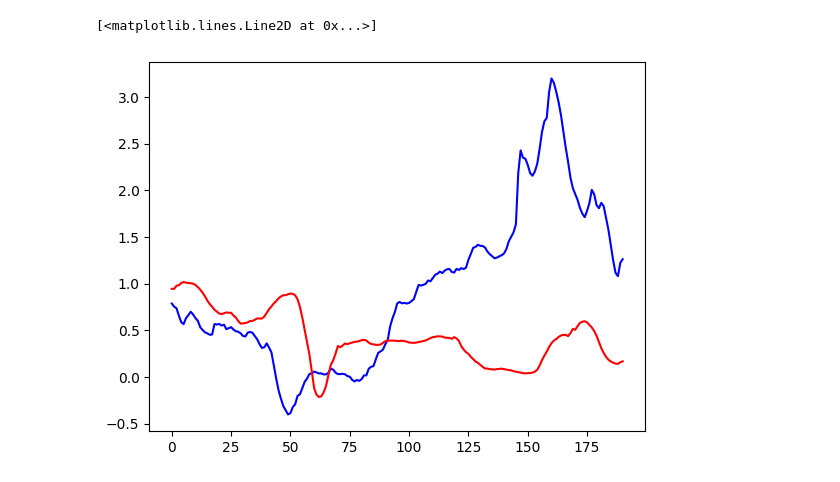
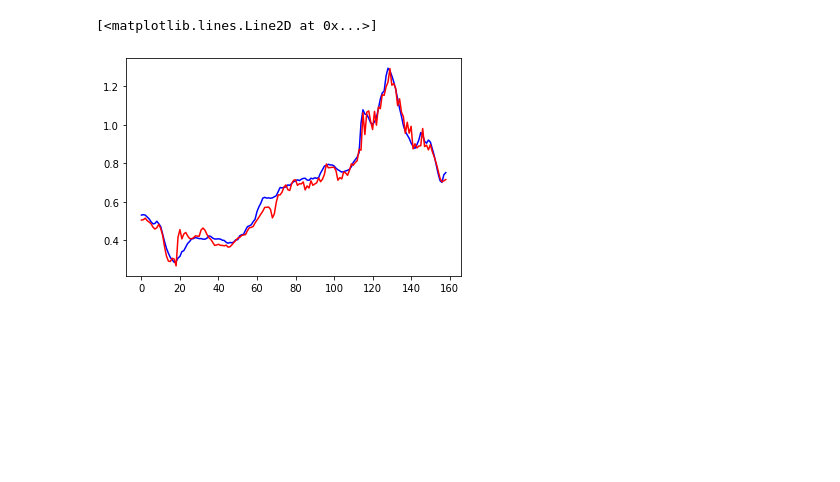
Before and after one commit to alexwalshml/gasoline_price_prediction, a Jupyter notebook: notebooks/9_modeling.ipynb, the cells around one changed output. Saved outputs shown, nothing was run; the diff lists cells and outputs as text; code cells hidden in the pictures; blank space fills up the shorter version.

```diff
--- a/notebooks/9_modeling.ipynb
+++ b/notebooks/9_modeling.ipynb
@@ -32,12 +33,13 @@ X_train, X_test, y_train, y_test = (
 # %%
-arima = auto_arima(
-    y_train,  # data
-    X=X_train,
-    start_p=0,
-    start_q=0,
-    max_p=30,
-    max_q=30,
-    d=0,
-    max_d=3,
-    trace=True,
-)
+scaler = MinMaxScaler()
+
+train = scaler.fit_transform(train)
+test = scaler.transform(test)
+full_scaled = scaler.transform(data)
+
+train = pd.DataFrame(train, columns=scaler.get_feature_names_out())
+test = pd.DataFrame(test, columns=scaler.get_feature_names_out())
+full_scaled = pd.DataFrame(full_scaled, columns=scaler.get_feature_names_out())
+
+full_scaled["date"] = data.index
+full_scaled = full_scaled.set_index("date")
@@ -49,8 +58,8 @@ goob = arima.predict(n_periods=X_test.shape[0], X=X_test)
 # %%
-WINDOW = 30
+WINDOW = 52
 FORECAST = 1
 # %%
-def data_windower(data, target, window=11, forecast=10):
+def data_windower(data, target, window=10, forecast=10):
     x_windowed = []
     y_forecasted = []
     for i in range(window, len(data) - forecast):
@@ -133,10 +198,10 @@ plt.plot(pred_plot, color="red")
 # %%
-X_test, y_test = data_windower(test, "gas_price")
+X_test, y_test = data_windower(test, "gas_price", window=WINDOW, forecast=FORECAST)
 
 X_test = tf.convert_to_tensor(X_test)
 y_test = tf.convert_to_tensor(y_test)
 
-test_pred = model.predict(X_test)
+test_pred = rnn.predict(X_test)
 
 true_plot = y_test[:, -1]
 pred_plot = test_pred[:, -1]
@@ -148,2 +213,2 @@ plt.plot(pred_plot, color="red")
 [<matplotlib.lines.Line2D at 0x...>]
-[figure, old version]
+[figure, new version]
```
Also changed, not shown: parts of 18 cells of this notebook, 2 other files.
